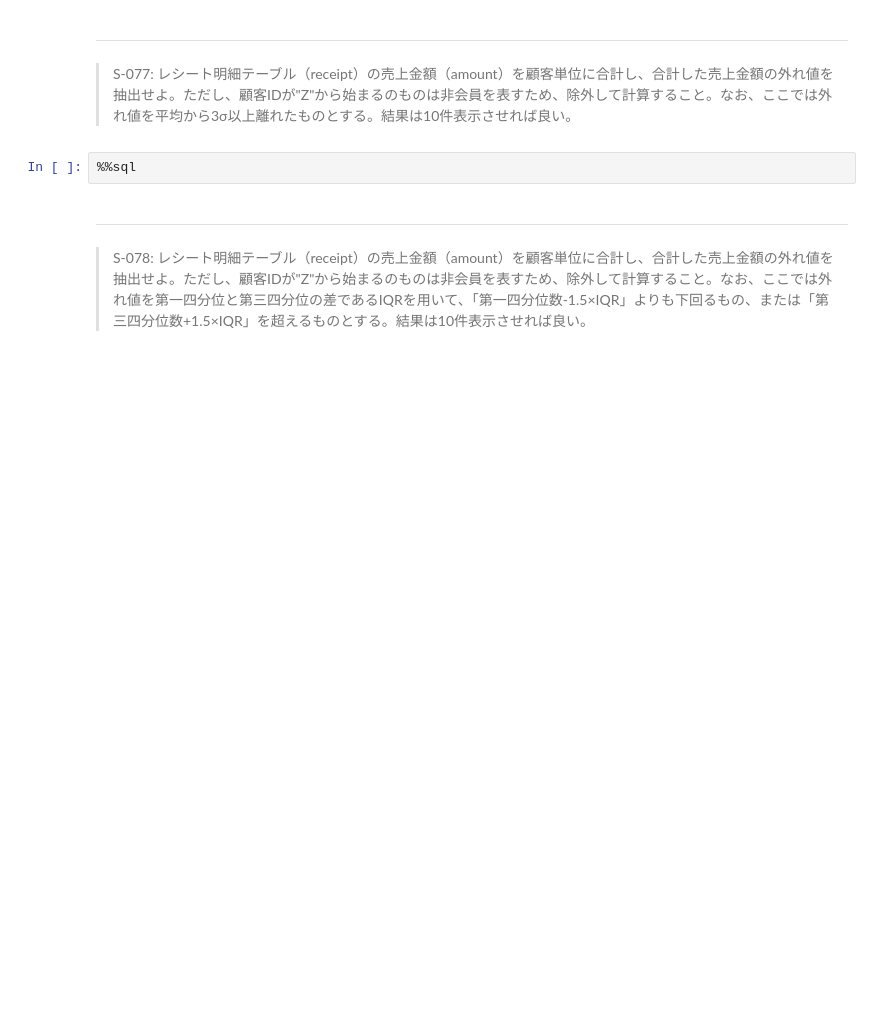
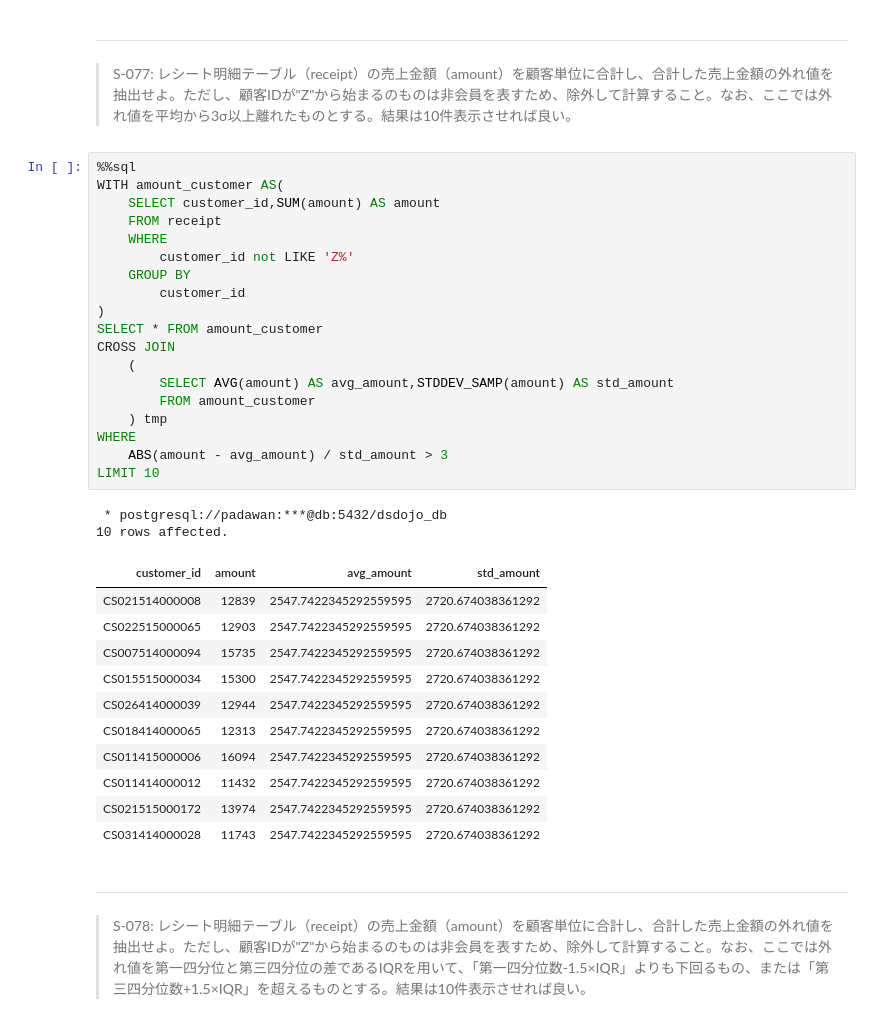
Before and after one commit to kouta0530/jupyter, a Jupyter notebook: practice/100knocks-preprocess/docker/work/preprocess_knock_SQL.ipynb, the cells around one changed output. Saved outputs shown, nothing was run; the diff lists cells and outputs as text; blank space fills up the shorter version.

```diff
--- a/practice/100knocks-preprocess/docker/work/preprocess_knock_SQL.ipynb
+++ b/practice/100knocks-preprocess/docker/work/preprocess_knock_SQL.ipynb
@@ -2084,8 +2084,39 @@ GROUP BY g_cd]
 # %% [markdown]
 ---
 > S-077: レシート明細テーブル（receipt）の売上金額（amount）を顧客単位に合計し、合計した売上金額の外れ値を抽出せよ。ただし、顧客IDが"Z"から始まるのものは非会員を表すため、除外して計算すること。なお、ここでは外れ値を平均から3σ以上離れたものとする。結果は10件表示させれば良い。
-# %%
-%%sql
+# %%
+%%sql
+WITH amount_customer AS(
+    SELECT customer_id,SUM(amount) AS amount
+    FROM receipt
+    WHERE
+        customer_id not LIKE 'Z%'
+    GROUP BY
+        customer_id
+)
+SELECT * FROM amount_customer
+CROSS JOIN
+    (
+        SELECT AVG(amount) AS avg_amount,STDDEV_SAMP(amount) AS std_amount
+        FROM amount_customer
+    ) tmp
+WHERE
+    ABS(amount - avg_amount) / std_amount > 3
+LIMIT 10
+# %% [output]
+ * postgresql://padawan:***@db:5432/dsdojo_db
+10 rows affected.
+| customer_id | amount | avg_amount | std_amount |
+| CS021514000008 | 12839 | 2547.7422345292559595 | 2720.674038361292 |
+| CS022515000065 | 12903 | 2547.7422345292559595 | 2720.674038361292 |
+| CS007514000094 | 15735 | 2547.7422345292559595 | 2720.674038361292 |
+| CS015515000034 | 15300 | 2547.7422345292559595 | 2720.674038361292 |
+| CS026414000039 | 12944 | 2547.7422345292559595 | 2720.674038361292 |
+| CS018414000065 | 12313 | 2547.7422345292559595 | 2720.674038361292 |
+| CS011415000006 | 16094 | 2547.7422345292559595 | 2720.674038361292 |
+| CS011414000012 | 11432 | 2547.7422345292559595 | 2720.674038361292 |
+| CS021515000172 | 13974 | 2547.7422345292559595 | 2720.674038361292 |
+| CS031414000028 | 11743 | 2547.7422345292559595 | 2720.674038361292 |
 # %% [markdown]
 ---
 > S-078: レシート明細テーブル（receipt）の売上金額（amount）を顧客単位に合計し、合計した売上金額の外れ値を抽出せよ。ただし、顧客IDが"Z"から始まるのものは非会員を表すため、除外して計算すること。なお、ここでは外れ値を第一四分位と第三四分位の差であるIQRを用いて、「第一四分位数-1.5×IQR」よりも下回るもの、または「第三四分位数+1.5×IQR」を超えるものとする。結果は10件表示させれば良い。
```
